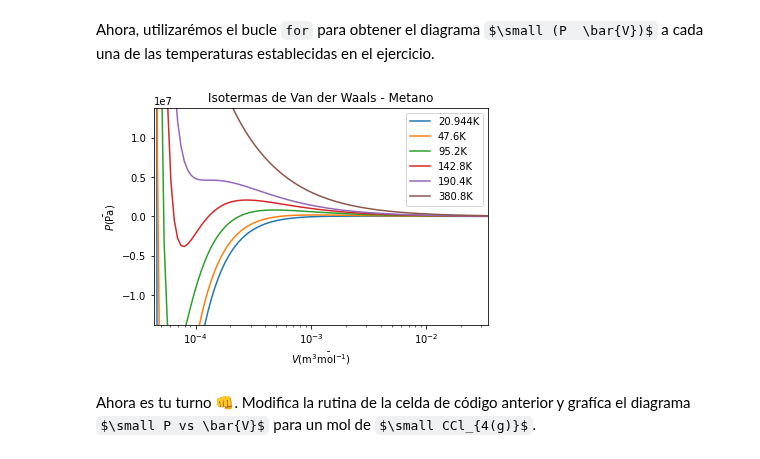
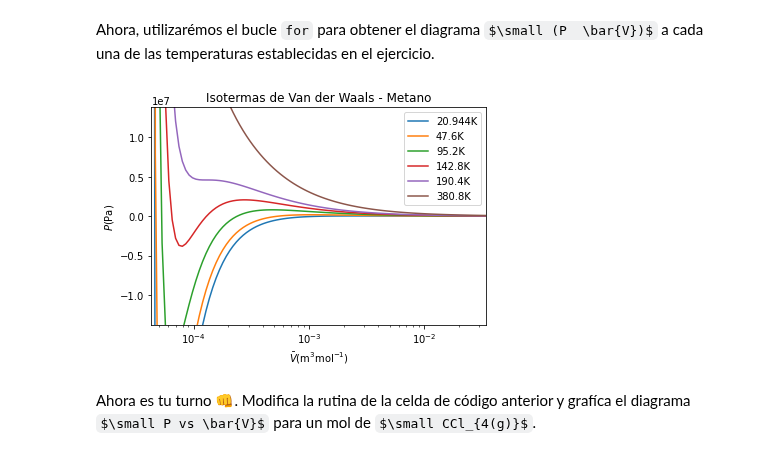
Before and after one commit to wavallejol/ColabChem, a Jupyter notebook: Sesión4_EoS.ipynb, the cells around one changed output. Saved outputs shown, nothing was run; the diff lists cells and outputs as text; code cells hidden in the pictures; some formulas as TeX source.

```diff
--- a/Sesión4_EoS.ipynb
+++ b/Sesión4_EoS.ipynb
@@ -63,17 +63,17 @@ Ahora, utilizarémos el bucle `for` para obtener el diagrama $\small (P  \bar{V}
 # %%
 fig = plt.figure(1)
 for T in np.array([0.11,0.25,0.5,0.75,1,2])*Tc:                 #definimos el vector para los valores de Temperatura establecidos
     Vm=np.logspace(np.log10(b*1.01),2+np.log10(R*Tc/Pc),100)    #utilizamos escala logarítmica para representar los diferentes ordenes de magnitud
     plt.semilogx(Vm,Pvw(T,Vm), label=str(T)+"K")                #definimos los paramétros de la grafica
     plt.title("Isotermas de Van der Waals - Metano")
-    plt.ylabel(r"$ \bar{P (\mathrm{Pa})} $")
-    plt.xlabel(r"$ \bar{V (\mathrm{m^{3}mol^{-1}})} $")
+    plt.ylabel(r"$ {P (\mathrm{Pa})} $")
+    plt.xlabel(r"$ \bar{V}(\mathrm{m^{3}mol^{-1}}) $")
     plt.ylim(-3*Pc,Pc*3)
     plt.xlim(b,(100*R*Tc/Pc))
 plt.legend()
 plt.show()
 # %% [output]
-[figure, old version]
+[figure, new version]
 # %% [markdown]
 
 Ahora es tu turno 👊. Modifica la rutina de la celda de código anterior y grafíca el diagrama $\small P vs \bar{V}$ para un mol de $\small CCl_{4(g)}$.
```
